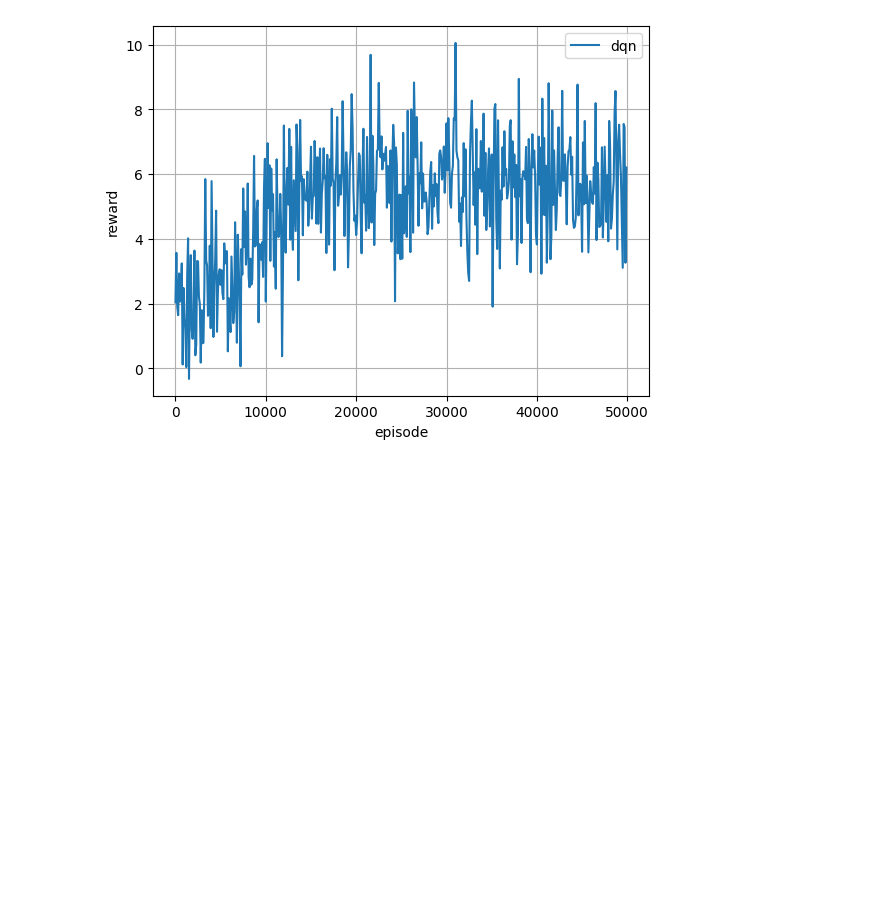
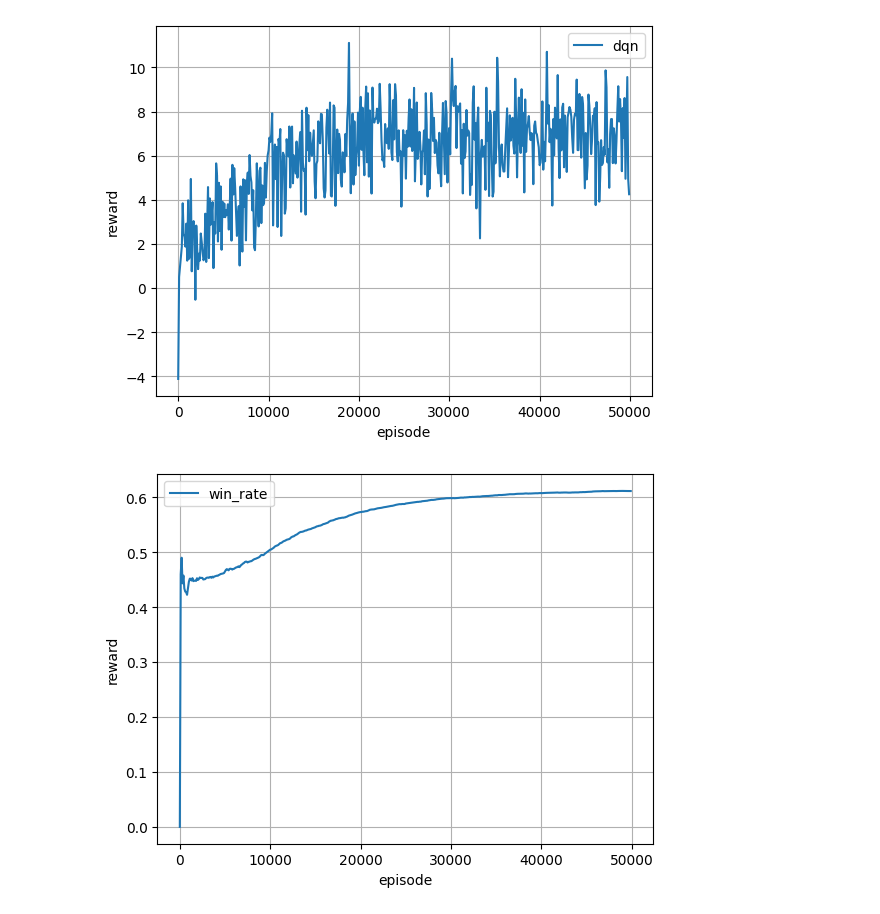
Before and after one commit to NGeorggin/COMPSCI175FinalProject, a Jupyter notebook: CS175DQN.ipynb, the cells around one changed output. Cells and saved outputs as stored; diff of their text form; code cells hidden in the pictures; blank space fills up the shorter version.

Commit message:
added win rate plotting

```diff
--- a/CS175DQN.ipynb
+++ b/CS175DQN.ipynb
@@ -31,6 +22,7 @@ Successfully installed rlcard-1.2.0
 # %%
 import os
 import argparse
+import csv
 
 import torch
 
@@ -66,9 +58,16 @@ def train(args):
     agent = DQNAgent(
         num_actions=env.num_actions,
         state_shape=env.state_shape[0],
-        mlp_layers=[64,64],
+        mlp_layers=[64,128],
         device=device,
+        batch_size=64
     )
+
+    games_won = 0
+    csv_path2 = 'experiments/no_limit_holdem_dqn_result/result.csv'
+    with open(csv_path2, 'a') as f:
+        csv_writer = csv.writer(f)
+        csv_writer.writerow(['episode', 'reward'])
 
     agents = [agent]
     for _ in range(1, env.num_players):
@@ -86,6 +85,8 @@ def train(args):
 
             # Reorganaize the data to be state, action, reward, next_state, done
             trajectories = reorganize(trajectories, payoffs)
+            if payoffs[0] > 0:
+                games_won += 1
 
             # Feed transitions into agent memory, and train the agent
             # Here, we assume that DQN always plays the first position
@@ -102,12 +103,21 @@ def train(args):
                         args.num_eval_games,
                     )[0]
                 )
+                with open(csv_path2, 'a') as f:
+                    csv_writer = csv.writer(f)
+                    if episode == 0:
+                        win_rate = 0
+                    else:
+                        win_rate = games_won / episode
+                    csv_writer.writerow([episode, win_rate])
 
         # Get the paths
         csv_path, fig_path = logger.csv_path, logger.fig_path
+        fig_path2 = 'experiments/no_limit_holdem_dqn_result/fig2.png'
 
     # Plot the learning curve
     plot_curve(csv_path, fig_path, args.algorithm)
+    plot_curve(csv_path2, fig_path2, 'win_rate')
 
     # Save model
     save_path = os.path.join(args.log_dir, 'model.pth')
@@ -122,15 +132,7 @@ if __name__ == '__main__':
         type=str,
         default='no-limit-holdem',
         choices=[
-            'blackjack',
-            'leduc-holdem',
-            'limit-holdem',
-            'doudizhu',
-            'mahjong',
             'no-limit-holdem',
-            'uno',
-            'gin-rummy',
-            'bridge',
         ],
     )
     parser.add_argument(
@@ -200,3 +202,4 @@ INFO - Step 103766, rl-loss: 2013.51953125
 Logs saved in experiments/no_limit_holdem_dqn_result/
 Model saved in experiments/no_limit_holdem_dqn_result/model.pth
-[figure, old version]
+[figure, new version]
+[figure, added]
```
Also changed, not shown: parts of 2 cells of this notebook.
